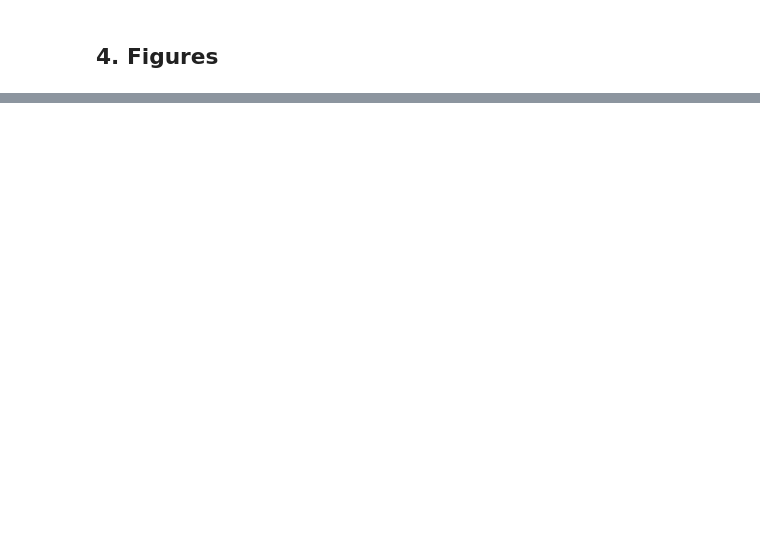
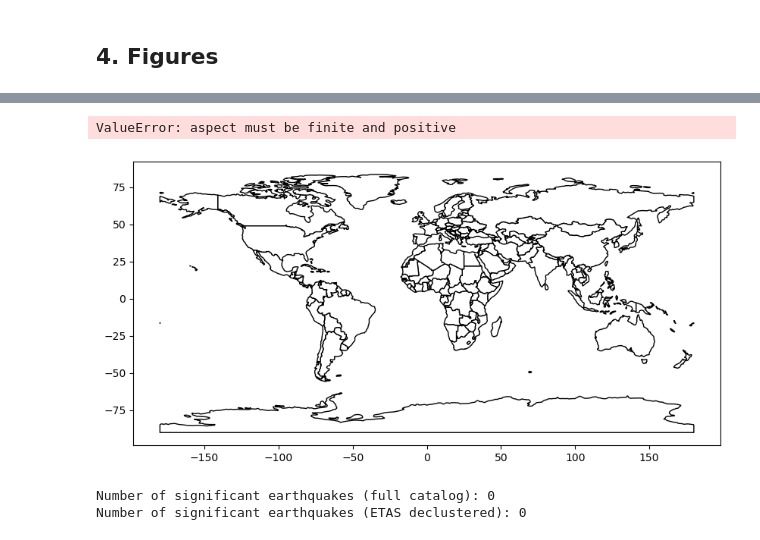
Before and after one commit to amandasyamsul/SLIQ, a Jupyter notebook: SLIQ-by-JPL-mascon.ipynb, the cells around one changed output, grey strips where cells are left out. Saved outputs shown, nothing was run; the diff lists cells and outputs as text; code cells hidden in the pictures; blank space fills up the shorter version.

```diff
--- a/SLIQ-by-JPL-mascon.ipynb
+++ b/SLIQ-by-JPL-mascon.ipynb
@@ -344,0 +400,6 @@ plt.show()
+# %%
+# Compute p-values for each bin
+
+
+p_values_full = 1 - np.arange(sorted_data.size) / sorted_data.size
+p_values_etas = 1 - np.arange(sorted_data_etas.size) / sorted_data_etas.size
@@ -344,0 +425,34 @@ plt.show()
+# %%
+# Load world map
+world = gpd.read_file(gpd.datasets.get_path('naturalearth_lowres'))
+
+fig, ax = plt.subplots(figsize=(10, 6))
+
+# Plot world map
+world.plot(ax=ax, color="white", edgecolor="black")
+
+# Plot earthquakes (Full Catalog)
+significant_earthquakes_full.plot(
+    ax=ax, markersize=50, alpha=0.7, edgecolor="black", color="red", label="Full Catalog (p < 0.05)"
+)
+
+# Plot earthquakes (ETAS Declustered Catalog)
+significant_earthquakes_etas.plot(
+    ax=ax, markersize=50, alpha=0.7, edgecolor="black", color="blue", label="ETAS Declustered (p < 0.05)"
+)
+
+# Customize plot
+ax.set_xlabel("Longitude")
+ax.set_ylabel("Latitude")
+ax.set_title("Significant Earthquakes (p < 0.05)")
+plt.legend()
+plt.show()
+# %% [output]
+ValueError: aspect must be finite and positive
+[figure, added]
+# %%
+print("Number of significant earthquakes (full catalog):", len(significant_earthquakes_full))
+print("Number of significant earthquakes (ETAS declustered):", len(significant_earthquakes_etas))
+# %% [output]
+Number of significant earthquakes (full catalog): 0
+Number of significant earthquakes (ETAS declustered): 0
```
Also changed, not shown: parts of 15 cells of this notebook.
